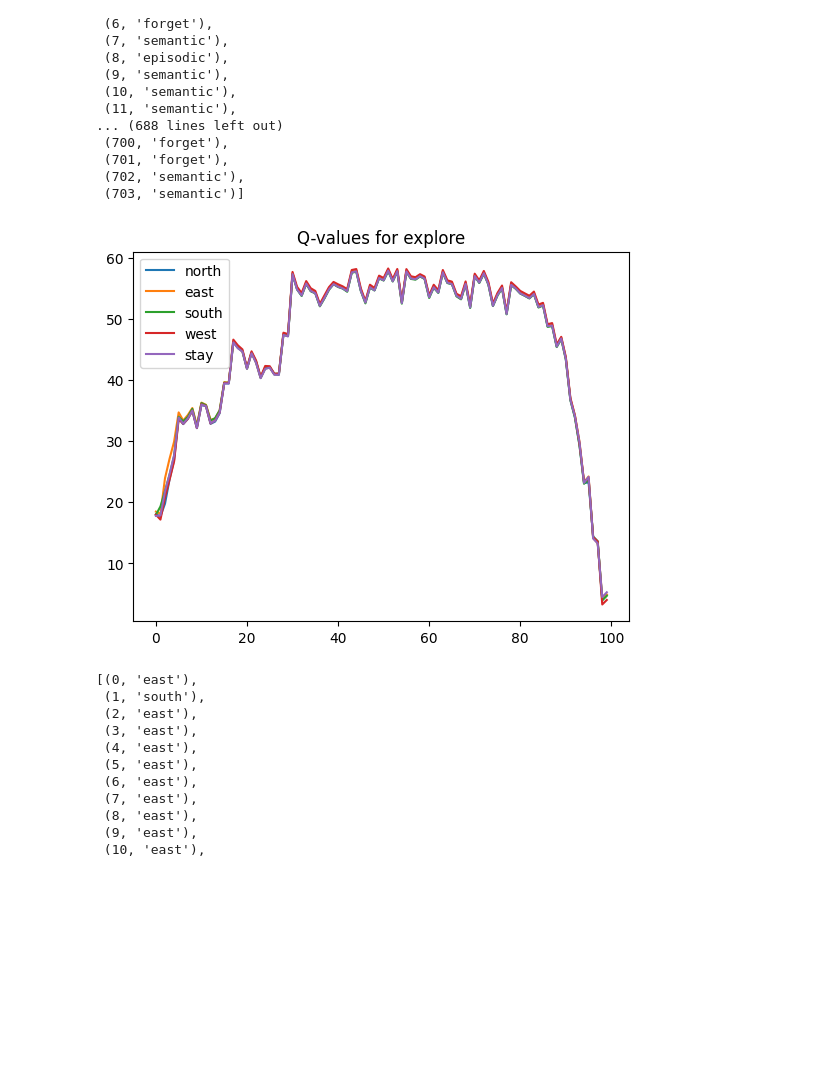
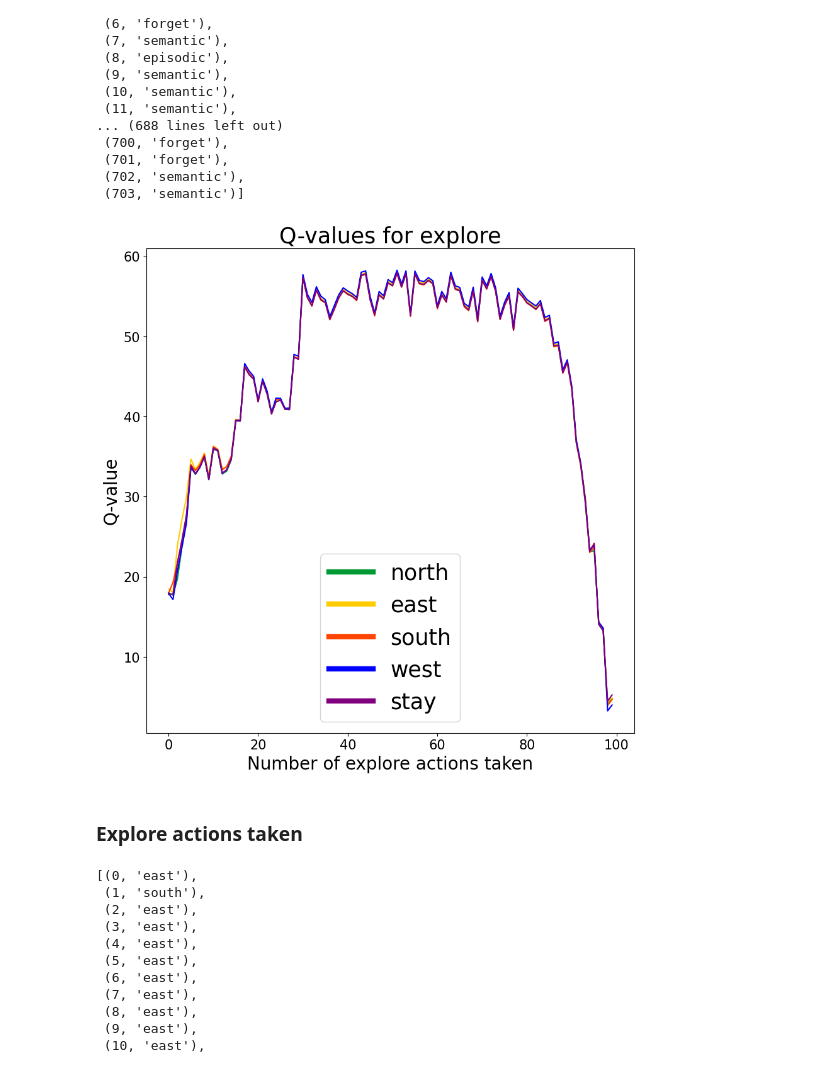
Before and after one commit to humemai/agent-room-env-v2-qa, a Jupyter notebook: run-trained-models.ipynb, the cells around one changed output. Saved outputs shown, nothing was run; the diff lists cells and outputs as text; code cells hidden in the pictures; blank space fills up the shorter version.

```diff
--- a/run-trained-models.ipynb
+++ b/run-trained-models.ipynb
@@ -250,9 +259,8 @@ Episodic memories. num_types: num_mems: 52
 Short memories. num_types: num_mems: 0
 []
 # %%
-import matplotlib.pyplot as plt
-
-colors = ["#cc4125ff", "#3c78d8ff", "#000000"]  # short, episodic, semantic
+colors = ["#cc4125ff", "#3c78d8ff", "#666666ff"]  # episodic, semantic, forget
+plt.figure(figsize=(10, 10))
 
 for i in range(len(agent.action_mm2str)):
     plt.plot(
@@ -261,6 +269,18 @@ for i in range(len(agent.action_mm2str)):
         color=colors[i],
     )
 
-plt.legend(loc="best")
-plt.title("Q-values for mm");
+# Create the legend
+leg = plt.legend(loc="best", fontsize=25)
+
+# Change the line width for the legend
+for line in leg.get_lines():
+    line.set_linewidth(6.0)
+
+plt.title("Q-values for mm", fontsize=25);
+plt.xlabel("Number of mm actions taken", fontsize=20)
+plt.ylabel("Q-value", fontsize=20)
+plt.xticks(fontsize=15)
+plt.yticks(fontsize=15)
+plt.savefig("q_values_mm.pdf")
+plt.show()
 # %% [output]
@@ -291,16 +313,34 @@ plt.title("Q-values for mm");
  (702, 'semantic'),
  (703, 'semantic')]
 # %%
+colors = ["#009933", "#ffcc00", "#ff4500", "#0000ff", "#800080"]
+plt.figure(figsize=(10, 10))
 for i in range(len(agent.action_explore2str)):
     plt.plot(
         [foo[0][i] for foo in stats_interest[idx_of_interest]["q_explore"]],
         label=agent.action_explore2str[i],
+        color=colors[i],
     )
 
-plt.legend(loc="best")
-plt.title("Q-values for explore");
+# Create the legend
+leg = plt.legend(loc="best", fontsize=25)
+
+# Change the line width for the legend
+for line in leg.get_lines():
+    line.set_linewidth(6.0)
+
+# plt.legend(loc="best")
+plt.title("Q-values for explore", fontsize=25)
+plt.xlabel("Number of explore actions taken", fontsize=20)
+plt.ylabel("Q-value", fontsize=20)
+plt.xticks(fontsize=15)
+plt.yticks(fontsize=15)
+plt.savefig("q_values_explore.pdf")
+plt.show()
 # %% [output]
-[figure, old version]
+[figure, new version]
+# %% [markdown]
+### Explore actions taken
 # %%
 [
     (idx, agent.action_explore2str[foo[0]])
```
Also changed, not shown: parts of 8 cells of this notebook, 1 other file.
